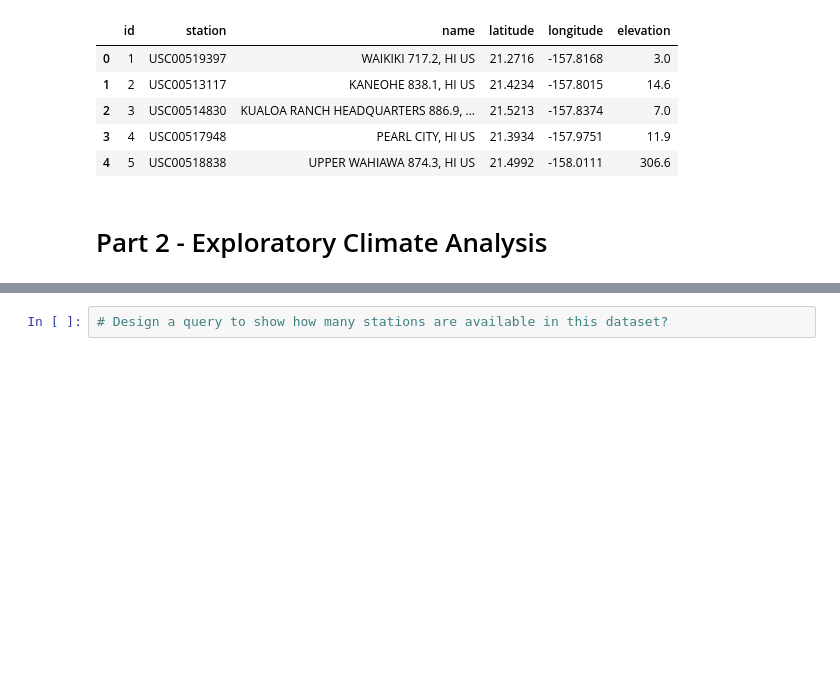
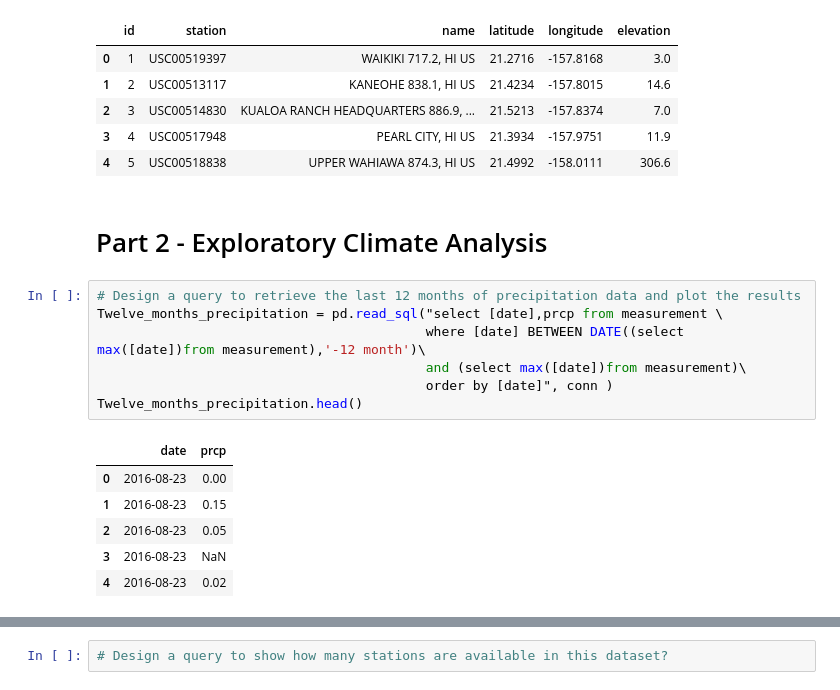
Before and after one commit to Regina0507/Climate-Analysis-and-Exploration, a Jupyter notebook: climate_starter.ipynb, the cells around one changed output, grey strips where cells are left out. Drawn from its saved outputs; the diff is of its cells as text; blank space fills up the shorter version.

```diff
--- a/climate_starter.ipynb
+++ b/climate_starter.ipynb
@@ -57,3 +57,17 @@ station_df.head()
 | 4 | 5 | USC00518838 | UPPER WAHIAWA 874.3, HI US | 21.4992 | -158.0111 | 306.6 |
 # %% [markdown]
 # Part 2 - Exploratory Climate Analysis
+# %%
+# Design a query to retrieve the last 12 months of precipitation data and plot the results
+Twelve_months_precipitation = pd.read_sql("select [date],prcp from measurement \
+                                          where [date] BETWEEN DATE((select max([date])from measurement),'-12 month')\
+                                          and (select max([date])from measurement)\
+                                          order by [date]", conn )
+Twelve_months_precipitation.head()
+# %% [output]
+|  | date | prcp |
+| 0 | 2016-08-23 | 0.00 |
+| 1 | 2016-08-23 | 0.15 |
+| 2 | 2016-08-23 | 0.05 |
+| 3 | 2016-08-23 | NaN |
+| 4 | 2016-08-23 | 0.02 |
```
Also changed, not shown: parts of 3 cells of this notebook.
